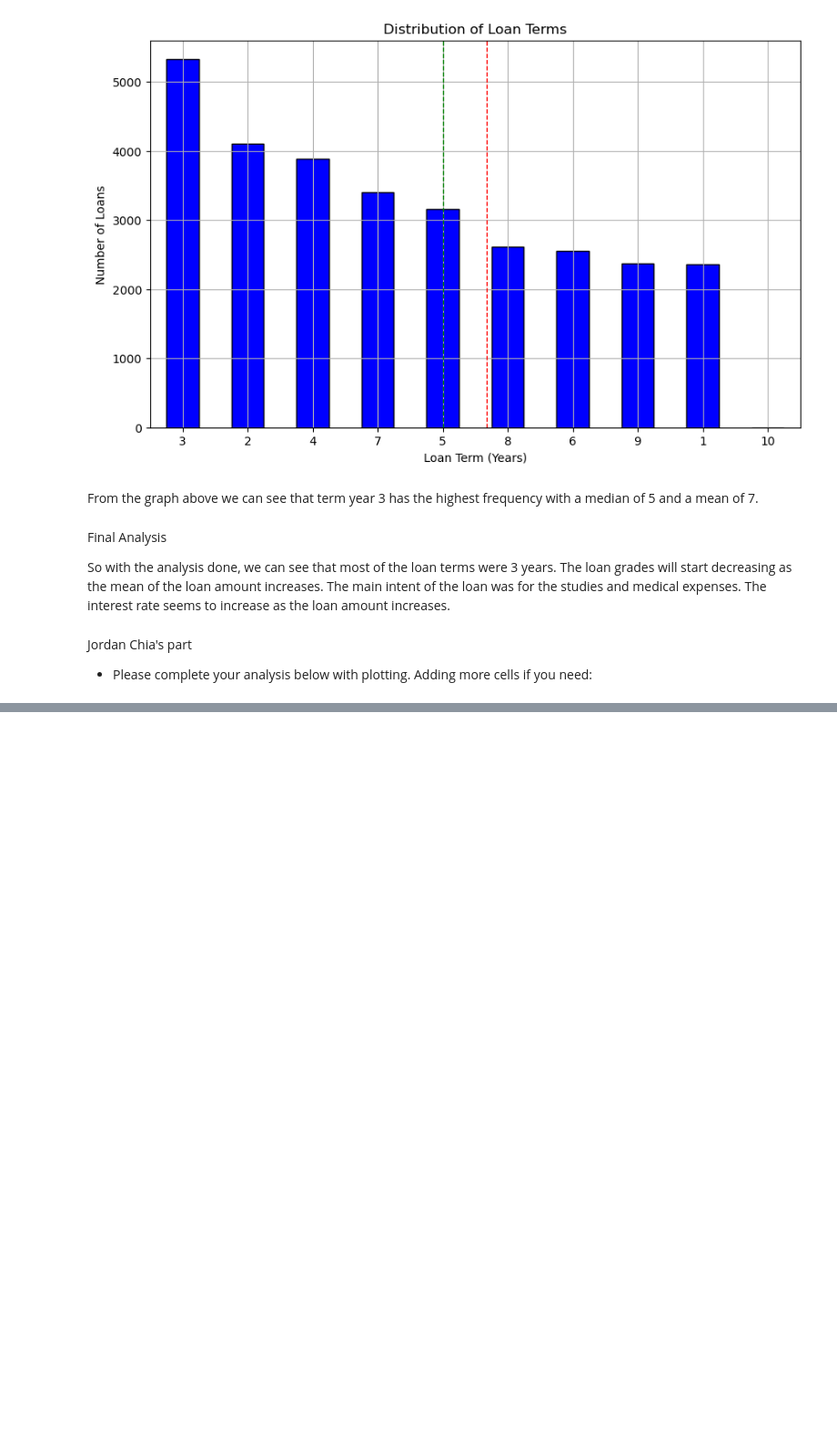
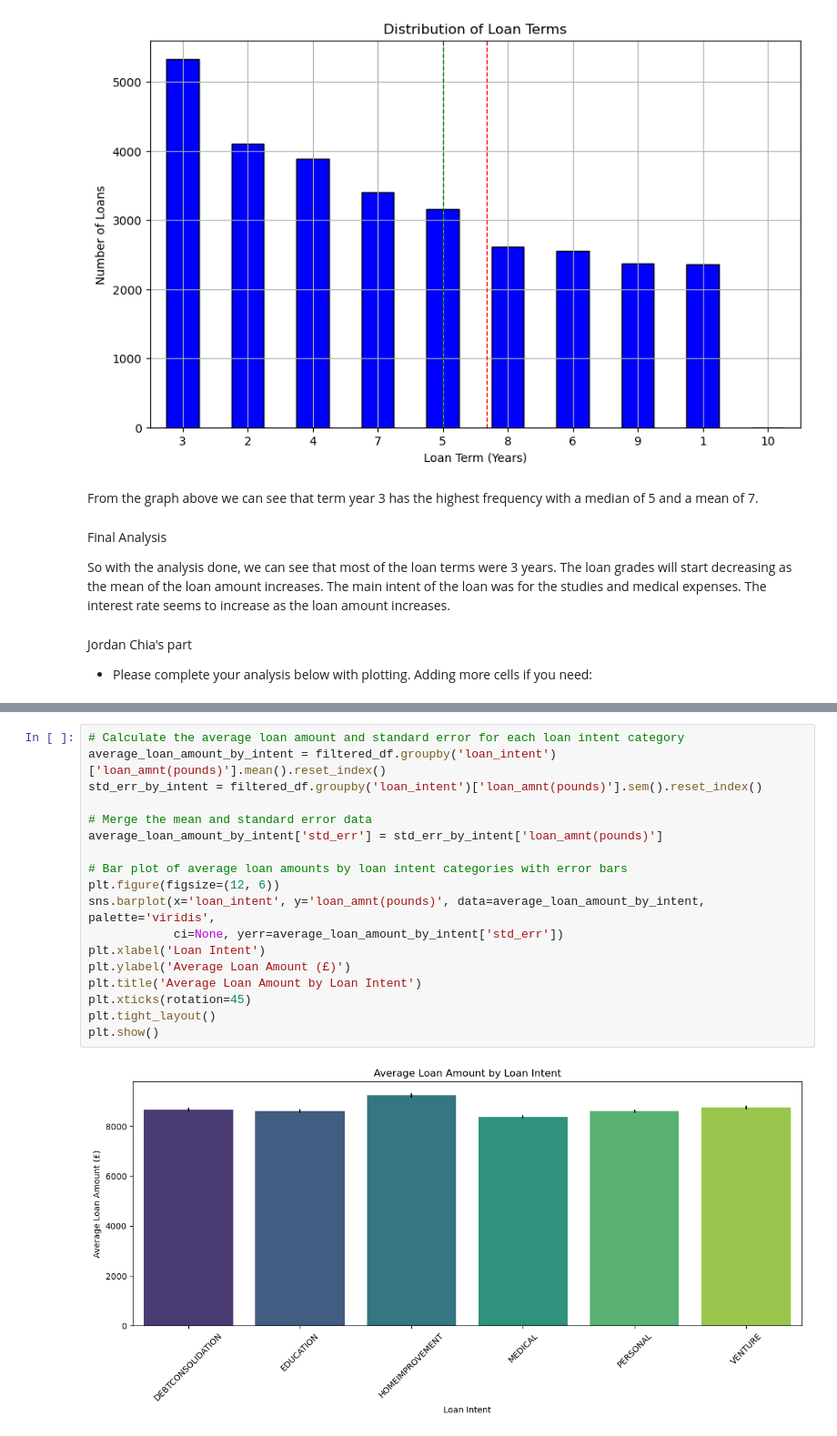
Before and after one commit to Oatsinthepine/Project_1_group8, a Jupyter notebook: Starter_notebook _combined1.ipynb, the cells around one changed output, grey strips where cells are left out. Shown at 91% size. Drawn from its saved outputs; the diff is of its cells as text; blank space fills up the shorter version.

```diff
--- a/Starter_notebook _combined1.ipynb
+++ b/Starter_notebook _combined1.ipynb
@@ -927,0 +993,20 @@ Jordan Chia's part
+# %%
+# Calculate the average loan amount and standard error for each loan intent category
+average_loan_amount_by_intent = filtered_df.groupby('loan_intent')['loan_amnt(pounds)'].mean().reset_index()
+std_err_by_intent = filtered_df.groupby('loan_intent')['loan_amnt(pounds)'].sem().reset_index()
+
+# Merge the mean and standard error data
+average_loan_amount_by_intent['std_err'] = std_err_by_intent['loan_amnt(pounds)']
+
+# Bar plot of average loan amounts by loan intent categories with error bars
+plt.figure(figsize=(12, 6))
+sns.barplot(x='loan_intent', y='loan_amnt(pounds)', data=average_loan_amount_by_intent, palette='viridis',
+            ci=None, yerr=average_loan_amount_by_intent['std_err'])
+plt.xlabel('Loan Intent')
+plt.ylabel('Average Loan Amount (£)')
+plt.title('Average Loan Amount by Loan Intent')
+plt.xticks(rotation=45)
+plt.tight_layout()
+plt.show()
+# %% [output]
+[figure, added]
```
Also changed, not shown: parts of 18 cells of this notebook, 1 other file.
